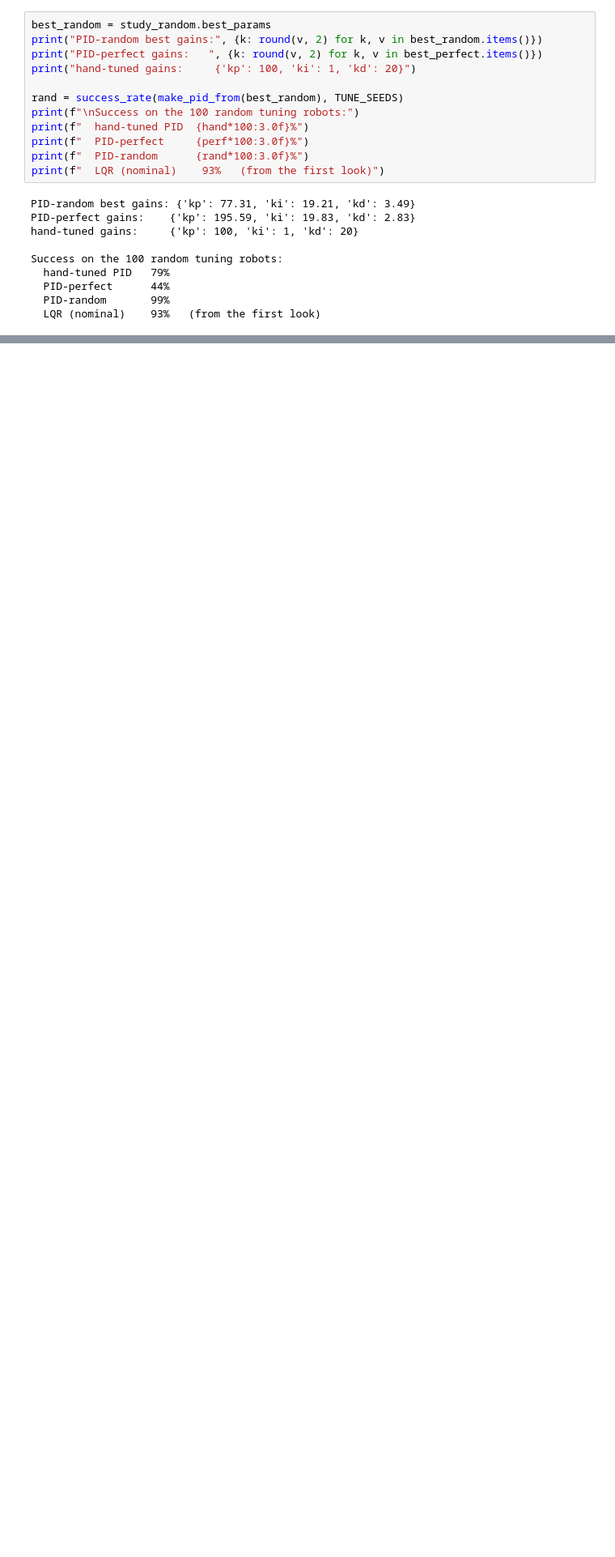
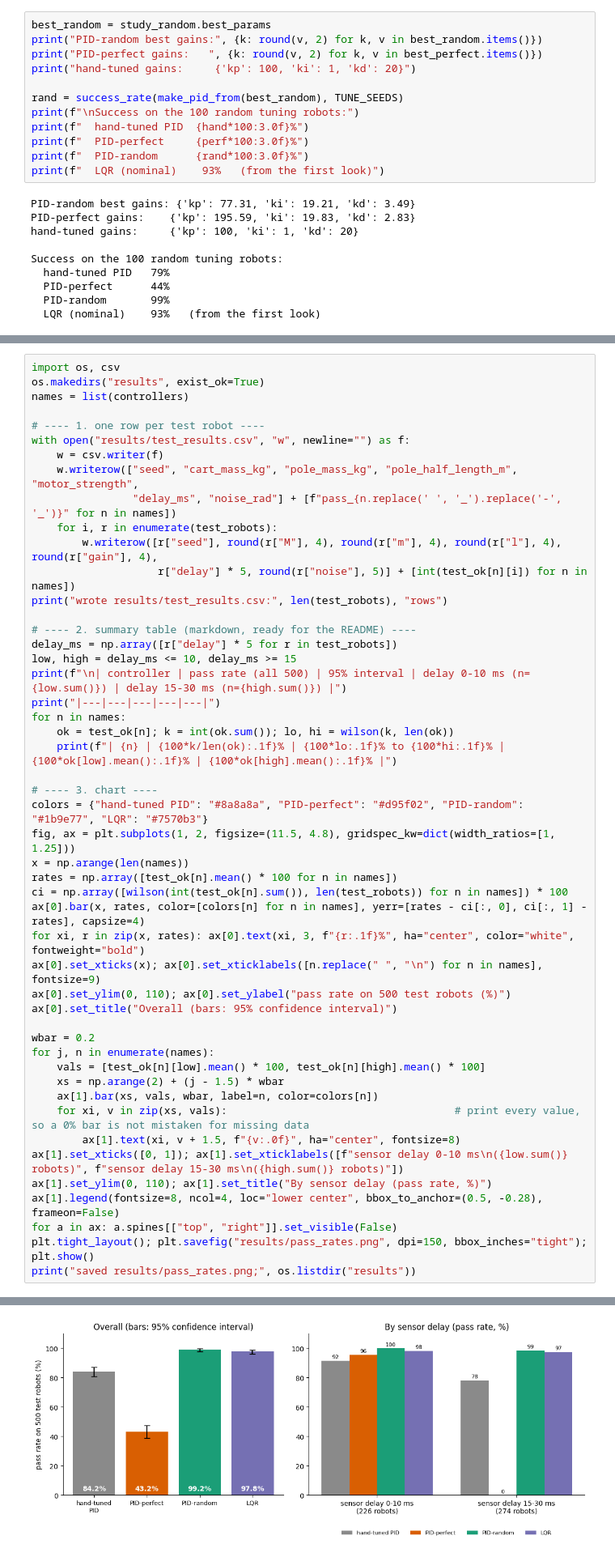
Before and after one commit to Series-Parallel/Machine_in_control, a Jupyter notebook: cartpole_pid.ipynb, the cells around one changed output, grey strips where cells are left out. Shown at 81% size. Saved outputs shown, nothing was run; the diff lists cells and outputs as text; blank space fills up the shorter version.

```diff
--- a/cartpole_pid.ipynb
+++ b/cartpole_pid.ipynb
@@ -727,0 +836,50 @@ Success on the 100 random tuning robots:
+# %%
+import os, csv
+os.makedirs("results", exist_ok=True)
+names = list(controllers)
+
+# ---- 1. one row per test robot ----
+with open("results/test_results.csv", "w", newline="") as f:
+    w = csv.writer(f)
+    w.writerow(["seed", "cart_mass_kg", "pole_mass_kg", "pole_half_length_m", "motor_strength",
+                "delay_ms", "noise_rad"] + [f"pass_{n.replace(' ', '_').replace('-', '_')}" for n in names])
+    for i, r in enumerate(test_robots):
+        w.writerow([r["seed"], round(r["M"], 4), round(r["m"], 4), round(r["l"], 4), round(r["gain"], 4),
+                    r["delay"] * 5, round(r["noise"], 5)] + [int(test_ok[n][i]) for n in names])
+print("wrote results/test_results.csv:", len(test_robots), "rows")
+
+# ---- 2. summary table (markdown, ready for the README) ----
+delay_ms = np.array([r["delay"] * 5 for r in test_robots])
+low, high = delay_ms <= 10, delay_ms >= 15
+print(f"\n| controller | pass rate (all 500) | 95% interval | delay 0-10 ms (n={low.sum()}) | delay 15-30 ms (n={high.sum()}) |")
+print("|---|---|---|---|---|")
+for n in names:
+    ok = test_ok[n]; k = int(ok.sum()); lo, hi = wilson(k, len(ok))
+    print(f"| {n} | {100*k/len(ok):.1f}% | {100*lo:.1f}% to {100*hi:.1f}% | {100*ok[low].mean():.1f}% | {100*ok[high].mean():.1f}% |")
+
+# ---- 3. chart ----
+colors = {"hand-tuned PID": "#8a8a8a", "PID-perfect": "#d95f02", "PID-random": "#1b9e77", "LQR": "#7570b3"}
+fig, ax = plt.subplots(1, 2, figsize=(11.5, 4.8), gridspec_kw=dict(width_ratios=[1, 1.25]))
+x = np.arange(len(names))
+rates = np.array([test_ok[n].mean() * 100 for n in names])
+ci = np.array([wilson(int(test_ok[n].sum()), len(test_robots)) for n in names]) * 100
+ax[0].bar(x, rates, color=[colors[n] for n in names], yerr=[rates - ci[:, 0], ci[:, 1] - rates], capsize=4)
+for xi, r in zip(x, rates): ax[0].text(xi, 3, f"{r:.1f}%", ha="center", color="white", fontweight="bold")
+ax[0].set_xticks(x); ax[0].set_xticklabels([n.replace(" ", "\n") for n in names], fontsize=9)
+ax[0].set_ylim(0, 110); ax[0].set_ylabel("pass rate on 500 test robots (%)")
+ax[0].set_title("Overall (bars: 95% confidence interval)")
+
+wbar = 0.2
+for j, n in enumerate(names):
+    vals = [test_ok[n][low].mean() * 100, test_ok[n][high].mean() * 100]
+    xs = np.arange(2) + (j - 1.5) * wbar
+    ax[1].bar(xs, vals, wbar, label=n, color=colors[n])
+    for xi, v in zip(xs, vals):                                    # print every value, so a 0% bar is not mistaken for missing data
+        ax[1].text(xi, v + 1.5, f"{v:.0f}", ha="center", fontsize=8)
+ax[1].set_xticks([0, 1]); ax[1].set_xticklabels([f"sensor delay 0-10 ms\n({low.sum()} robots)", f"sensor delay 15-30 ms\n({high.sum()} robots)"])
+ax[1].set_ylim(0, 110); ax[1].set_title("By sensor delay (pass rate, %)")
+ax[1].legend(fontsize=8, ncol=4, loc="lower center", bbox_to_anchor=(0.5, -0.28), frameon=False)
+for a in ax: a.spines[["top", "right"]].set_visible(False)
+plt.tight_layout(); plt.savefig("results/pass_rates.png", dpi=150, bbox_inches="tight"); plt.show()
+print("saved results/pass_rates.png;", os.listdir("results"))
+# %% [output]
@@ -727,0 +894 @@ Success on the 100 random tuning robots:
+[figure, added]
```
Also changed, not shown: parts of 10 cells of this notebook.
